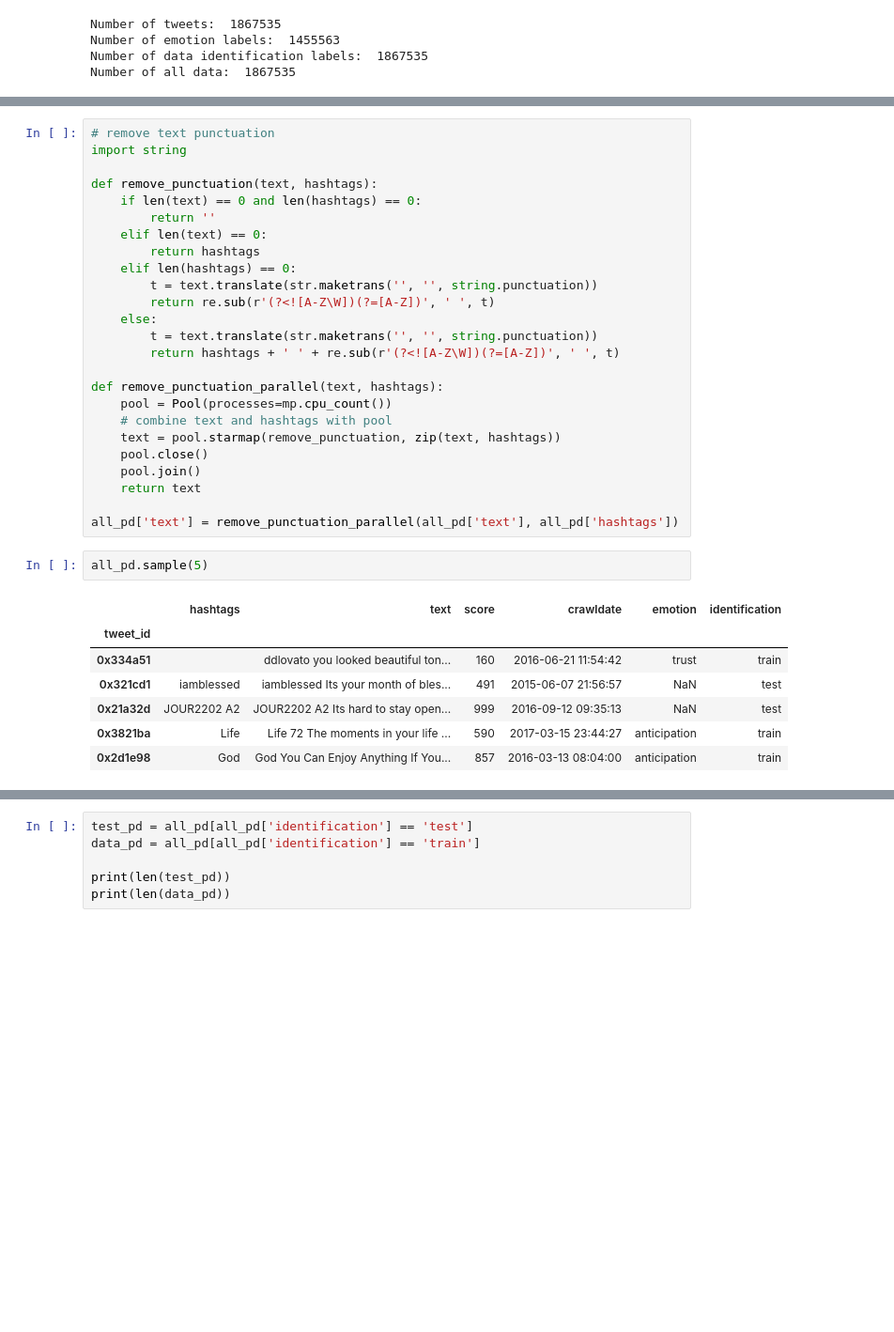
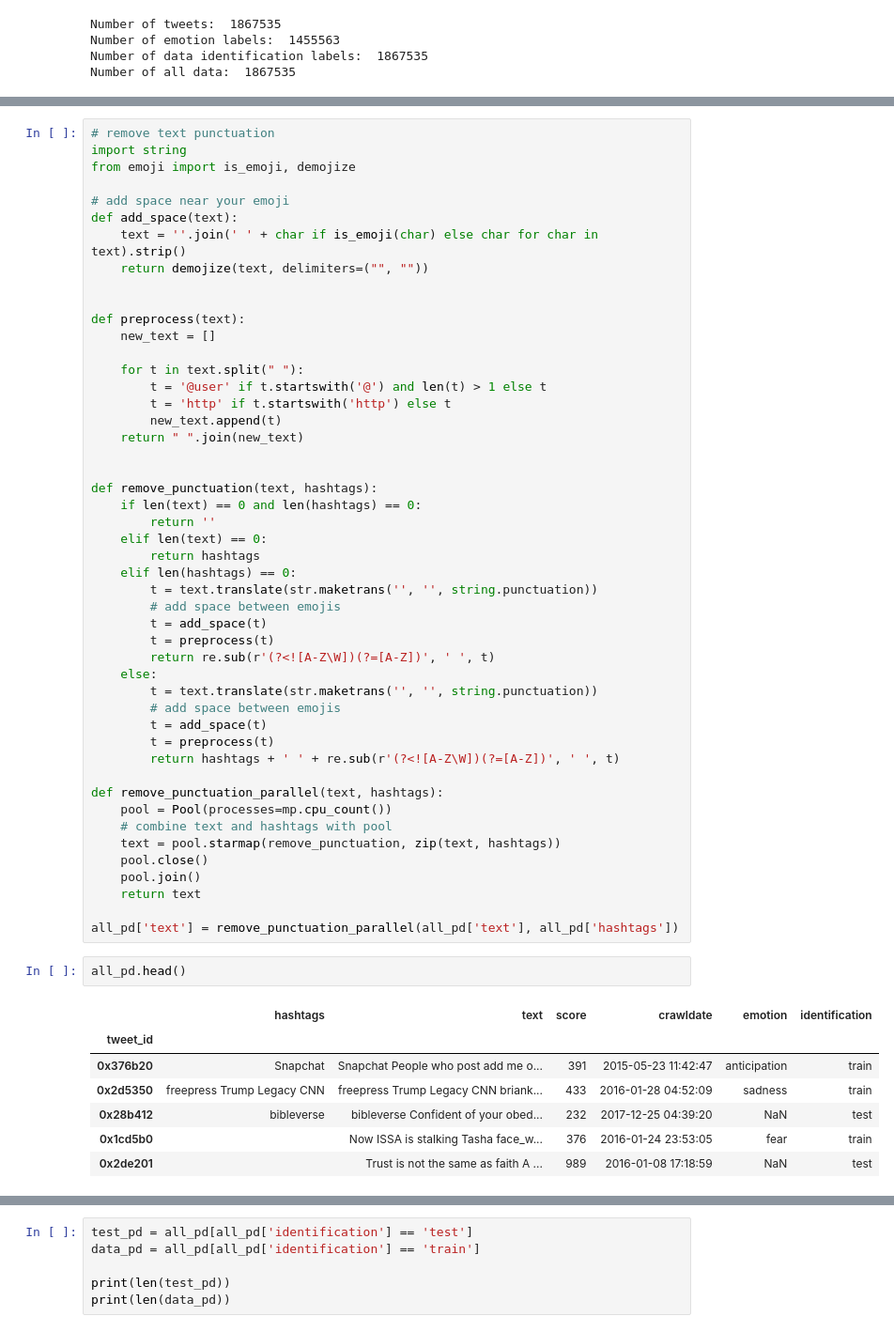
Before and after one commit to ARui-tw/DM2022-Lab2-Homework, a Jupyter notebook: preprocess.ipynb, the cells around one changed output, grey strips where cells are left out. Shown at 94% size. Cells and saved outputs as stored; diff of their text form; blank space fills up the shorter version.

```diff
--- a/preprocess.ipynb
+++ b/preprocess.ipynb
@@ -109,6 +109,23 @@ all_pd.sample(5)
 # %%
 # remove text punctuation
 import string
+from emoji import is_emoji, demojize
+
+# add space near your emoji
+def add_space(text):
+    text = ''.join(' ' + char if is_emoji(char) else char for char in text).strip()
+    return demojize(text, delimiters=("", ""))
+
+
+def preprocess(text):
+    new_text = []
+
+    for t in text.split(" "):
+        t = '@user' if t.startswith('@') and len(t) > 1 else t
+        t = 'http' if t.startswith('http') else t
+        new_text.append(t)
+    return " ".join(new_text)
+
 
 def remove_punctuation(text, hashtags):
 	if len(text) == 0 and len(hashtags) == 0:
@@ -117,9 +134,15 @@ def remove_punctuation(text, hashtags):
 		return hashtags
 	elif len(hashtags) == 0:
 		t = text.translate(str.maketrans('', '', string.punctuation))
+		# add space between emojis
+		t = add_space(t)
+		t = preprocess(t)
 		return re.sub(r'(?<![A-Z\W])(?=[A-Z])', ' ', t)
 	else:
 		t = text.translate(str.maketrans('', '', string.punctuation))
+		# add space between emojis
+		t = add_space(t)
+		t = preprocess(t)
 		return hashtags + ' ' + re.sub(r'(?<![A-Z\W])(?=[A-Z])', ' ', t)
 
 def remove_punctuation_parallel(text, hashtags):
@@ -131,13 +154,13 @@ def remove_punctuation_parallel(text, hashtags):
 	return text
 
 all_pd['text'] = remove_punctuation_parallel(all_pd['text'], all_pd['hashtags'])
-# %%
-all_pd.sample(5)
-# %% [output]
-|  | hashtags | text | score | crawldate | emotion | identification |
-| tweet_id |  |  |  |  |  |  |
-| 0x334a51 |  | ddlovato you looked beautiful ton... | 160 | 2016-06-21 11:54:42 | trust | train |
-| 0x321cd1 | iamblessed | iamblessed Its your month of bles... | 491 | 2015-06-07 21:56:57 | NaN | test |
-| 0x21a32d | JOUR2202 A2 | JOUR2202 A2 Its hard to stay open... | 999 | 2016-09-12 09:35:13 | NaN | test |
-| 0x3821ba | Life | Life 72 The moments in your life ... | 590 | 2017-03-15 23:44:27 | anticipation | train |
-| 0x2d1e98 | God | God You Can Enjoy Anything If You... | 857 | 2016-03-13 08:04:00 | anticipation | train |
+# %%
+all_pd.head()
+# %% [output]
+|  | hashtags | text | score | crawldate | emotion | identification |
+| tweet_id |  |  |  |  |  |  |
+| 0x376b20 | Snapchat | Snapchat People who post add me o... | 391 | 2015-05-23 11:42:47 | anticipation | train |
+| 0x2d5350 | freepress Trump Legacy CNN | freepress Trump Legacy CNN briank... | 433 | 2016-01-28 04:52:09 | sadness | train |
+| 0x28b412 | bibleverse | bibleverse Confident of your obed... | 232 | 2017-12-25 04:39:20 | NaN | test |
+| 0x1cd5b0 |  | Now ISSA is stalking Tasha face_w... | 376 | 2016-01-24 23:53:05 | fear | train |
+| 0x2de201 |  | Trust is not the same as faith A ... | 989 | 2016-01-08 17:18:59 | NaN | test |
```
Also changed, not shown: parts of 3 cells of this notebook, 1 other file.
